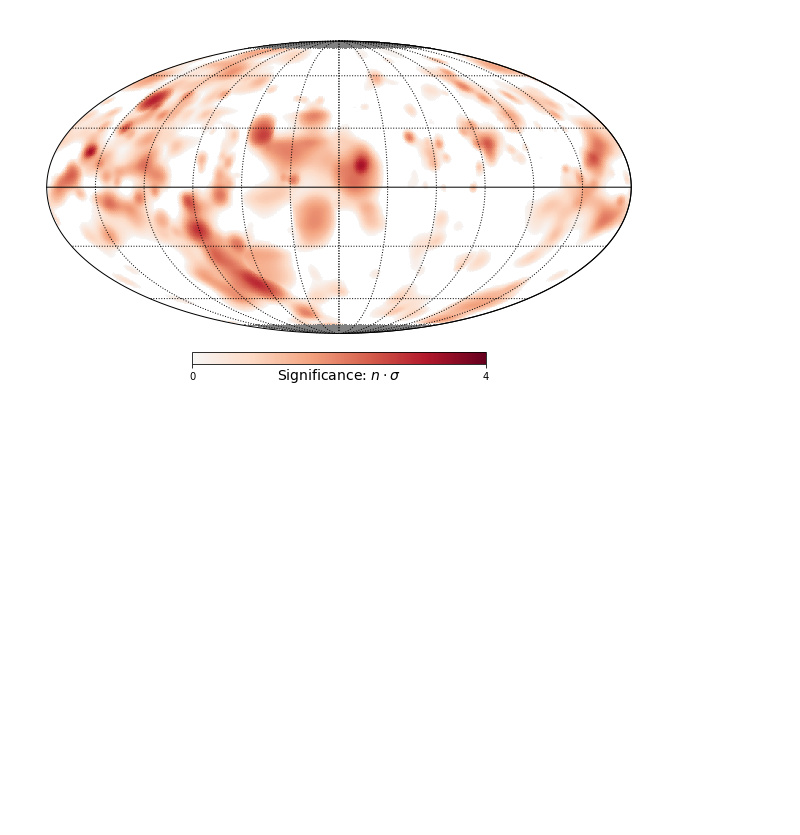
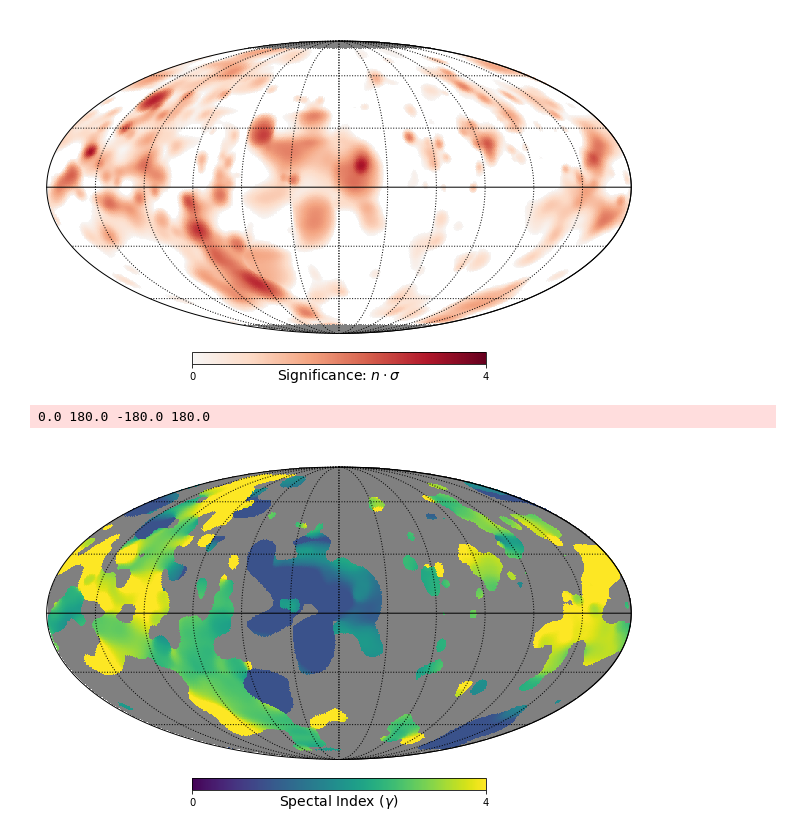
Before and after one commit to ssclafani949/DNNCascade, a Jupyter notebook: notebooks/Public_Release/Fig4/Fig4.ipynb, the cells around one changed output. Drawn from its saved outputs; the diff is of its cells as text; code cells hidden in the pictures; blank space fills up the shorter version.

```diff
--- a/notebooks/Public_Release/Fig4/Fig4.ipynb
+++ b/notebooks/Public_Release/Fig4/Fig4.ipynb
@@ -7,0 +6,3 @@ ss_nsigmas = np.genfromtxt('ss_nsigmas.csv')
+# %%
+ss_results = np.genfromtxt('ss_results.csv', delimiter=',', skip_header=1,
+                           names=['pixel', 'ra(radians)', 'dec(radians)', 'mlog10p', 'nsigma','gamma'])
@@ -8,3 +14,7 @@ ss_nsigmas = np.genfromtxt('ss_nsigmas.csv')
+# %%
+ss_nsigmas = ss_results['nsigma']
+ss_gamma = ss_results['gamma']
+ss_mlog10p = ss_results['mlog10p']
 # %%
 cmap = plt.cm.RdBu_r  # define the colormap
 N_colors = cmap.N // 2
@@ -24,3 +34,15 @@ hp.graticule()
 # %% [output]
 0.0 180.0 -180.0 180.0
 [figure]
+# %%
+ss_gamma_plot = np.copy(ss_gamma)
+# %%
+ss_gamma_plot[ss_mlog10p < 0.5] = np.nan
+# %%
+
+hp.mollview(ss_gamma_plot, rot=(180,0), cmap = 'viridis', min=0,
+            title=' ', max=4, unit=r'Spectal Index ($\gamma$)')
+hp.graticule()
+# %% [output]
+0.0 180.0 -180.0 180.0
+[figure, added]
```
Also changed, not shown: parts of 2 cells of this notebook, 4 other files.
